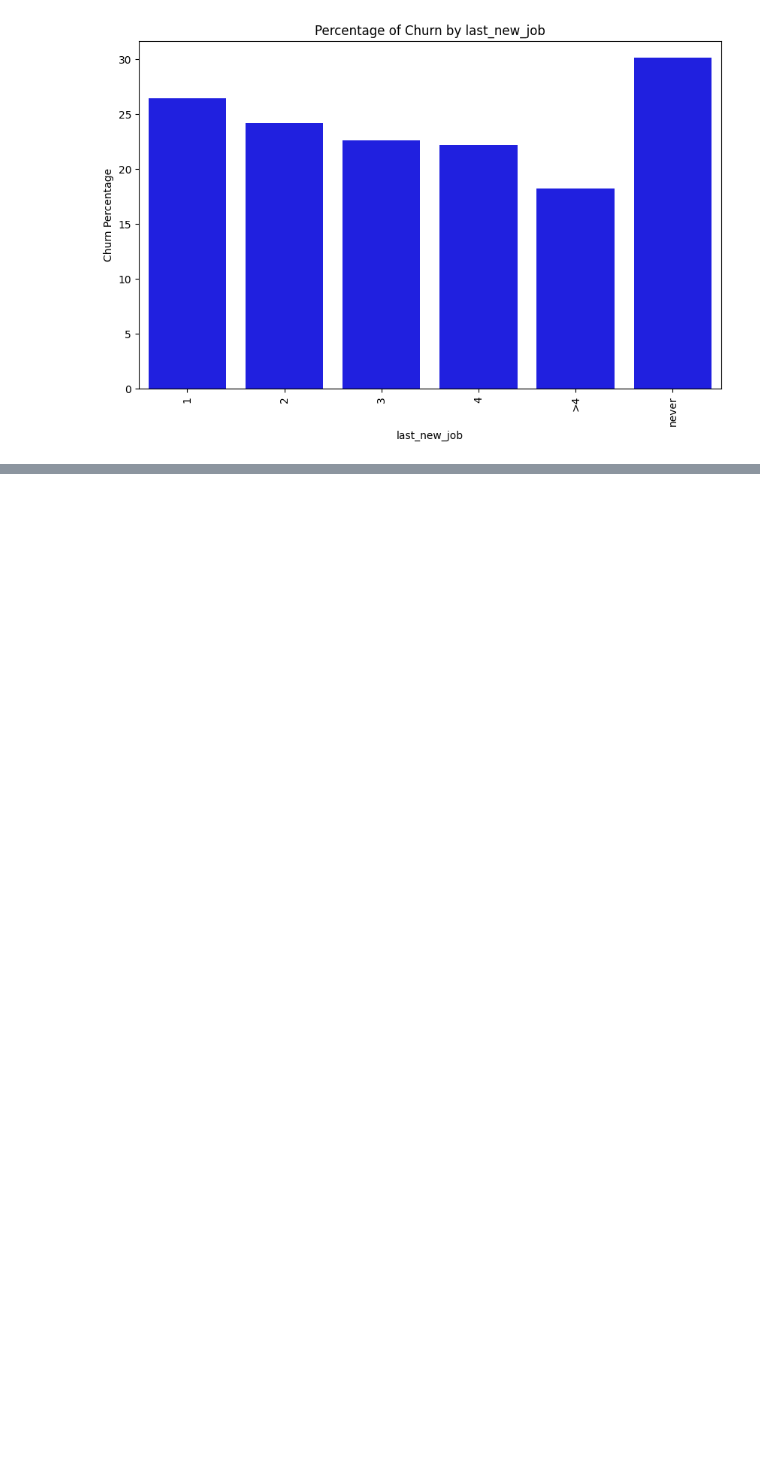
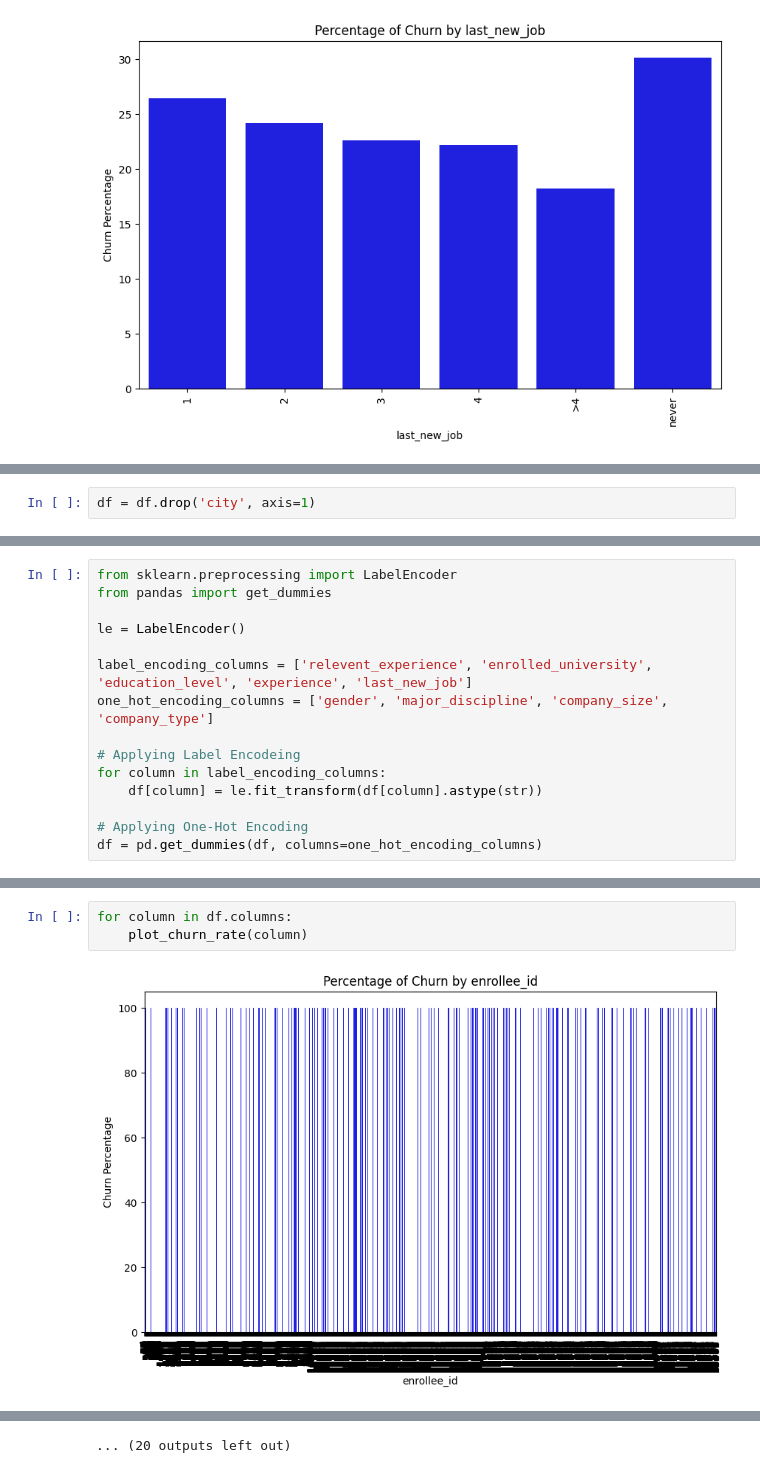
Before and after one commit to sanskar-singh-2403/churn, a Jupyter notebook: research.ipynb, the cells around one changed output, grey strips where cells are left out. Cells and saved outputs as stored; diff of their text form; blank space fills up the shorter version.

```diff
--- a/research.ipynb
+++ b/research.ipynb
@@ -299,0 +318,2 @@ for column in required_columns:
+# %%
+df = df.drop('city', axis=1)
@@ -299,0 +341,15 @@ for column in required_columns:
+# %%
+from sklearn.preprocessing import LabelEncoder
+from pandas import get_dummies
+
+le = LabelEncoder()
+
+label_encoding_columns = ['relevent_experience', 'enrolled_university', 'education_level', 'experience', 'last_new_job']
+one_hot_encoding_columns = ['gender', 'major_discipline', 'company_size', 'company_type']
+
+# Applying Label Encodeing
+for column in label_encoding_columns:
+    df[column] = le.fit_transform(df[column].astype(str))
+
+# Applying One-Hot Encoding
+df = pd.get_dummies(df, columns=one_hot_encoding_columns)
@@ -299,0 +390,5 @@ for column in required_columns:
+# %%
+for column in df.columns:
+    plot_churn_rate(column)
+# %% [output]
+[figure, added]
@@ -299,0 +406 @@ for column in required_columns:
+... (20 outputs left out)
```
Also changed, not shown: parts of 13 cells of this notebook, 1 other file.
